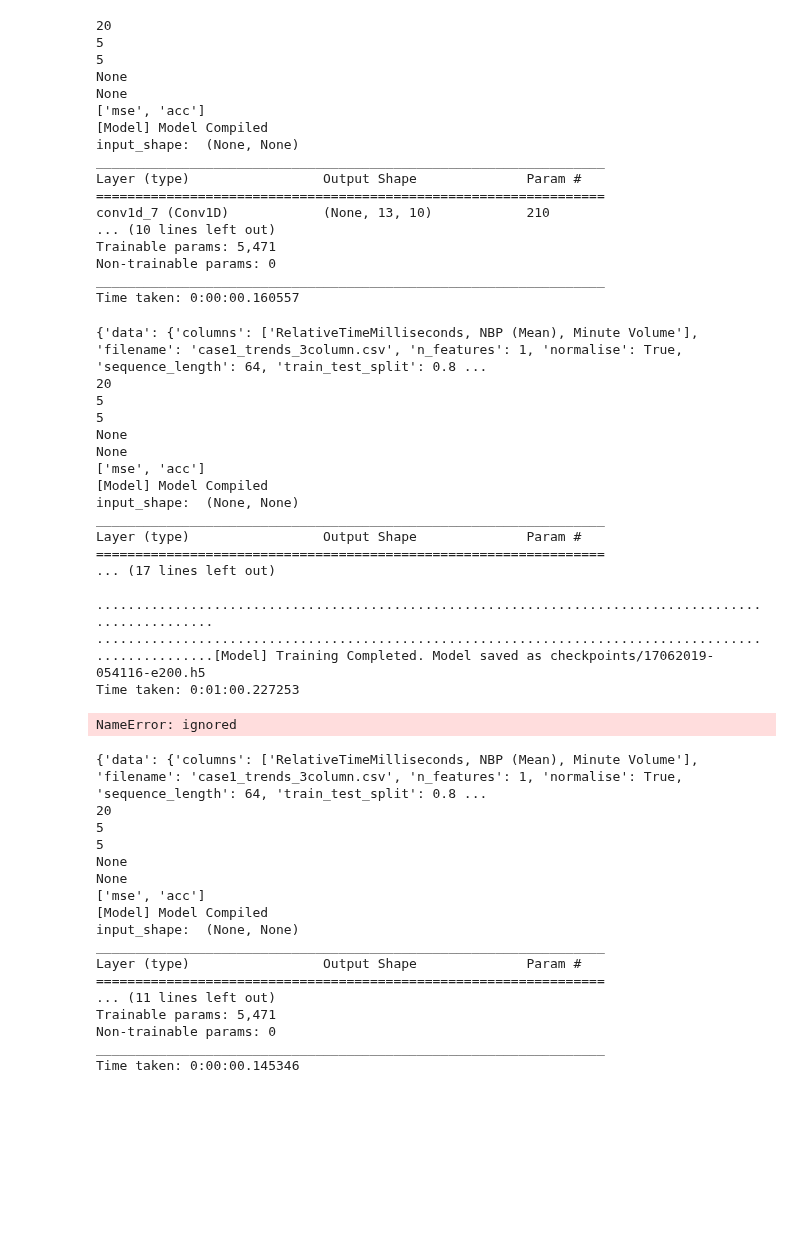
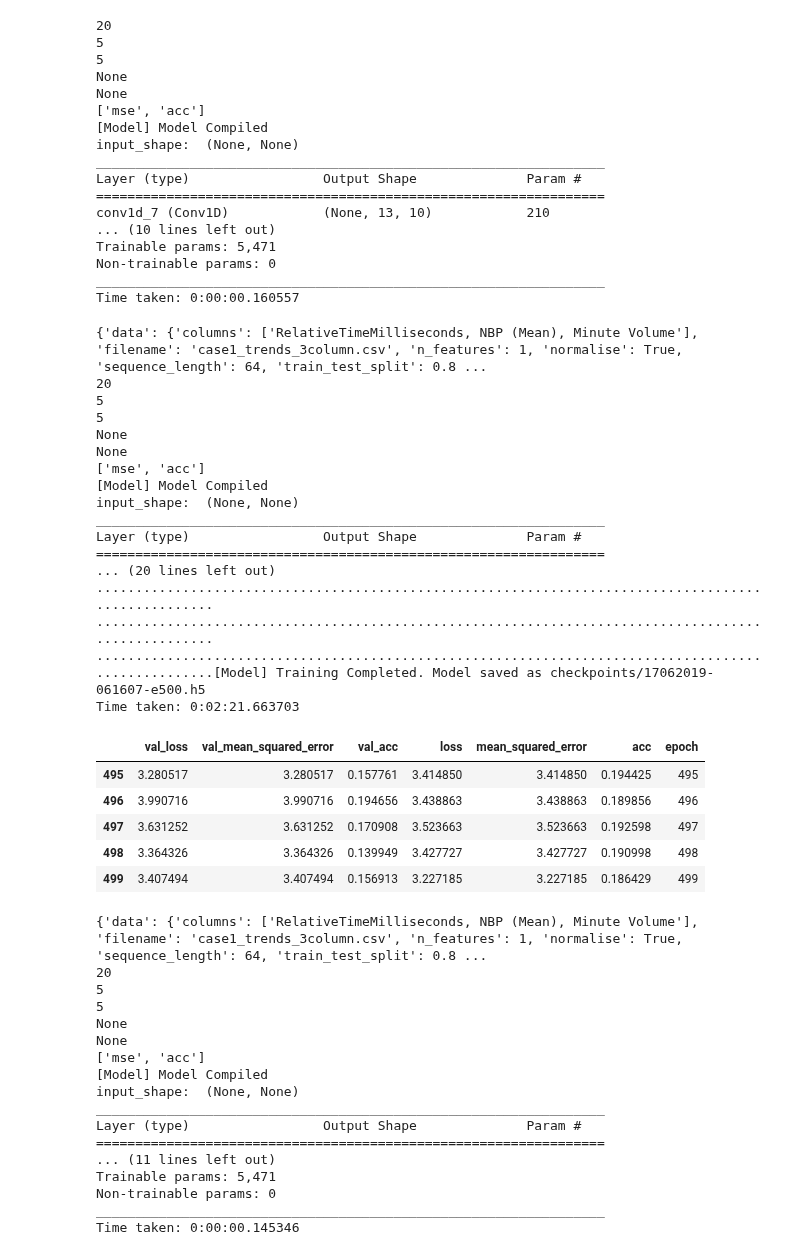
Before and after one commit to hossein20s/Average_Blood_Pressure_estimation, a Jupyter notebook: Ramtin_code_via_Keras.ipynb, the cells around one changed output. Cells and saved outputs as stored; diff of their text form; code cells hidden in the pictures; blank space fills up the shorter version.

```diff
--- a/Ramtin_code_via_Keras.ipynb
+++ b/Ramtin_code_via_Keras.ipynb
@@ -479,39 +488,44 @@ max_epoch = configs['training']['epochs']
 
 epoch = reader.get_epoch()
 
 x = np.expand_dims(reader.shuf_data, axis=-1)
 y = reader.shuf_label
 history = theModel.fit(
   x,
   y,
-  epochs = 200, #max_epoch,
+  epochs = epochs,
   batch_size = configs['training']['batch_size'],
   validation_split = configs['training']['validation_split'],
   save_dir = 'checkpoints'#configs['model']['save_dir']
 )
 
 hist = pd.DataFrame(history.history)
 hist['epoch'] = history.epoch
 hist.tail()
 # %% [output]
 {'data': {'columns': ['RelativeTimeMilliseconds, NBP (Mean), Minute Volume'], 'filename': 'case1_trends_3column.csv', 'n_features': 1, 'normalise': True, 'sequence_length': 64, 'train_test_split': 0.8 ...
 20
 5
 5
 None
 None
 ['mse', 'acc']
 [Model] Model Compiled
 input_shape:  (None, None)
 _________________________________________________________________
 Layer (type)                 Output Shape              Param #
 =================================================================
-... (17 lines left out)
-
+... (20 lines left out)
 ....................................................................................................
-....................................................................................................[Model] Training Completed. Model saved as checkpoints/17062019-054116-e200.h5
-Time taken: 0:01:00.227253
+....................................................................................................
+....................................................................................................[Model] Training Completed. Model saved as checkpoints/17062019-061607-e500.h5
+Time taken: 0:02:21.663703
-NameError: ignored
+|  | val_loss | val_mean_squared_error | val_acc | loss | mean_squared_error | acc | epoch |
+| 495 | 3.280517 | 3.280517 | 0.157761 | 3.414850 | 3.414850 | 0.194425 | 495 |
+| 496 | 3.990716 | 3.990716 | 0.194656 | 3.438863 | 3.438863 | 0.189856 | 496 |
+| 497 | 3.631252 | 3.631252 | 0.170908 | 3.523663 | 3.523663 | 0.192598 | 497 |
+| 498 | 3.364326 | 3.364326 | 0.139949 | 3.427727 | 3.427727 | 0.190998 | 498 |
+| 499 | 3.407494 | 3.407494 | 0.156913 | 3.227185 | 3.227185 | 0.186429 | 499 |
 # %%
 import json
 
```
Also changed, not shown: parts of 4 cells of this notebook.
